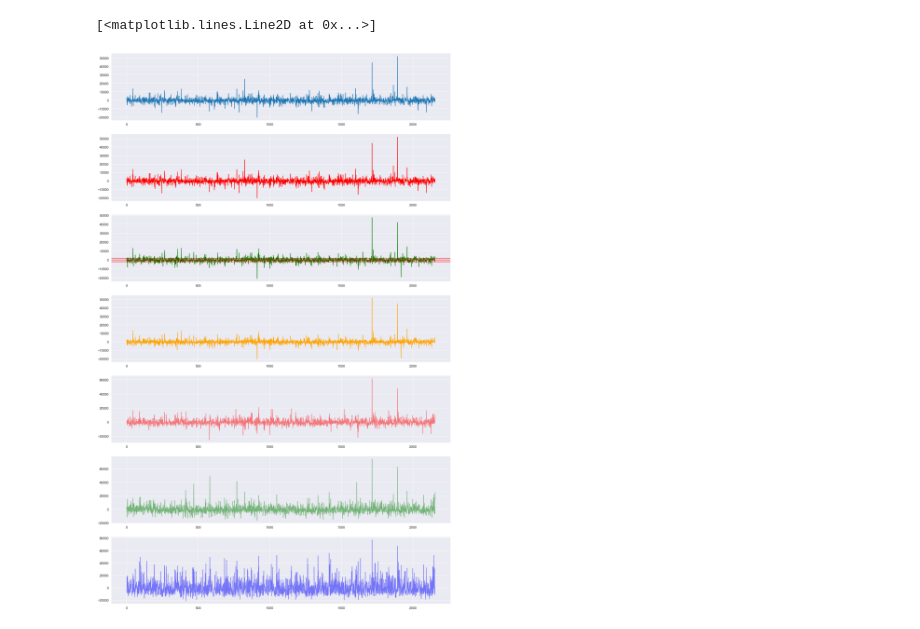
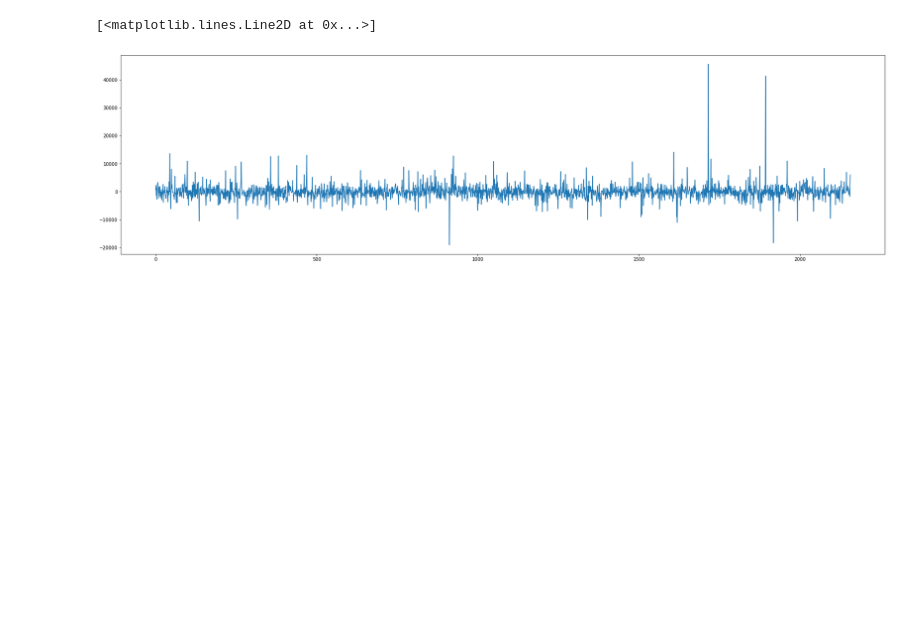
Before and after one commit to SKawsar/bmw_used_car, a Jupyter notebook: modeling.ipynb, the cells around one changed output. Saved outputs shown, nothing was run; the diff lists cells and outputs as text; code cells hidden in the pictures; blank space fills up the shorter version.

```diff
--- a/modeling.ipynb
+++ b/modeling.ipynb
@@ -334,36 +241,7 @@ display(OUT)
-# %%
-# to generate clear images
-sns.set_context('talk')
-
-# set the background of the images
-sns.set_style('darkgrid')
-# %%
-plt.figure(figsize=(30,50))
-
-plt.subplot(7,1,1)
-plt.plot(OUT.index, OUT.actual-OUT.DT)
-
-plt.subplot(7,1,2)
-plt.plot(OUT.index, OUT.actual-OUT.RF, color='red')
-
-plt.subplot(7,1,3)
-plt.plot(OUT.index, OUT.actual-OUT.GB, color='green')
-plt.axhline(y=0, color='r', linestyle='-')
-plt.axhline(y=2000, color='r', linestyle='-')
-plt.axhline(y=-2000, color='r', linestyle='-')
-
-plt.subplot(7,1,4)
-plt.plot(OUT.index, OUT.actual-OUT.XGB, color='orange')
-
-plt.subplot(7,1,5)
-plt.plot(OUT.index, OUT.actual-OUT.LR, color='red', alpha=0.5)
-
-plt.subplot(7,1,6)
-plt.plot(OUT.index, OUT.actual-OUT.AB, color='green', alpha=0.5)
-
-plt.subplot(7,1,7)
-plt.plot(OUT.index, OUT.actual-OUT.EN, color='blue', alpha=0.5)
-# plt.plot(OUT.index, OUT.GB)
-# %% [output]
-[<matplotlib.lines.Line2D at 0x...>]
-[figure, removed]
+# %%
+plt.figure(figsize=(30,8))
+plt.plot(OUT.index, OUT.actual-OUT.GB)
+# plt.plot(OUT.index, OUT.GB)
+# %% [output]
+[<matplotlib.lines.Line2D at 0x...>]
+[figure, added]
```
Also changed, not shown: parts of 18 cells of this notebook, 2 other files.
